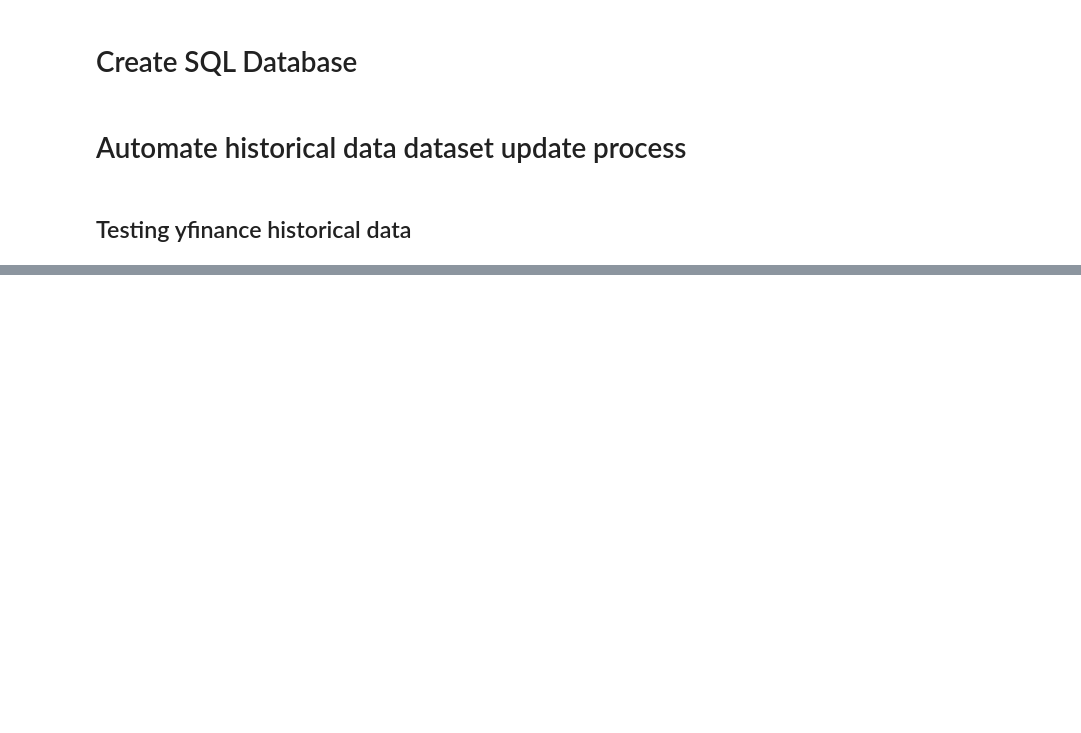
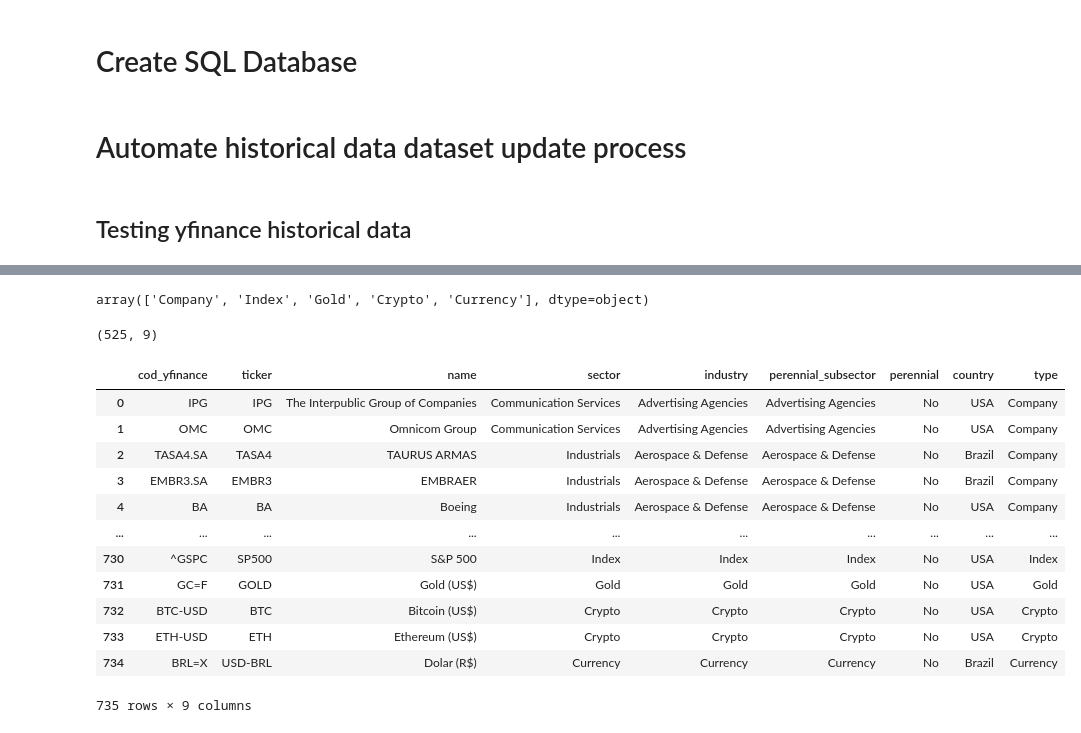
Before and after one commit to pedrolaender/05.Ironhack_Final_Project, a Jupyter notebook: testes.ipynb, the cells around one changed output, grey strips where cells are left out. Cells and saved outputs as stored; diff of their text form; code cells hidden in the pictures; blank space fills up the shorter version.

```diff
--- a/testes.ipynb
+++ b/testes.ipynb
@@ -1535,0 +1657,4 @@ test_df.to_sql(name='test_dataset', con=engine, if_exists='append', index=False)
+# %%
+all_companies['type'].unique()
+# %% [output]
+array(['Company', 'Index', 'Gold', 'Crypto', 'Currency'], dtype=object)
@@ -1535,0 +1664,20 @@ test_df.to_sql(name='test_dataset', con=engine, if_exists='append', index=False)
+# %%
+df_company_usa.shape
+# %% [output]
+(525, 9)
+# %%
+all_companies
+# %% [output]
+|  | cod_yfinance | ticker | name | sector | industry | perennial_subsector | perennial | country | type |
+| 0 | IPG | IPG | The Interpublic Group of Companies | Communication Services | Advertising Agencies | Advertising Agencies | No | USA | Company |
+| 1 | OMC | OMC | Omnicom Group | Communication Services | Advertising Agencies | Advertising Agencies | No | USA | Company |
+| 2 | TASA4.SA | TASA4 | TAURUS ARMAS | Industrials | Aerospace & Defense | Aerospace & Defense | No | Brazil | Company |
+| 3 | EMBR3.SA | EMBR3 | EMBRAER | Industrials | Aerospace & Defense | Aerospace & Defense | No | Brazil | Company |
+| 4 | BA | BA | Boeing | Industrials | Aerospace & Defense | Aerospace & Defense | No | USA | Company |
+| ... | ... | ... | ... | ... | ... | ... | ... | ... | ... |
+| 730 | ^GSPC | SP500 | S&P 500 | Index | Index | Index | No | USA | Index |
+| 731 | GC=F | GOLD | Gold (US$) | Gold | Gold | Gold | No | USA | Gold |
+| 732 | BTC-USD | BTC | Bitcoin (US$) | Crypto | Crypto | Crypto | No | USA | Crypto |
+| 733 | ETH-USD | ETH | Ethereum (US$) | Crypto | Crypto | Crypto | No | USA | Crypto |
+| 734 | BRL=X | USD-BRL | Dolar (R$) | Currency | Currency | Currency | No | Brazil | Currency |
+735 rows × 9 columns
```
Also changed, not shown: parts of 40 cells of this notebook, 1 other file.
